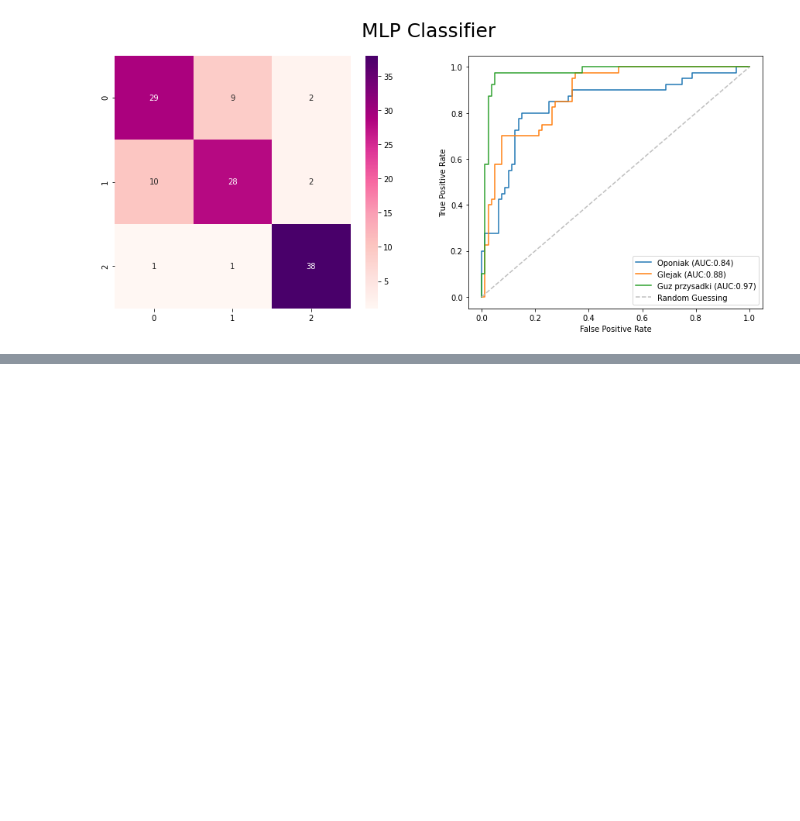
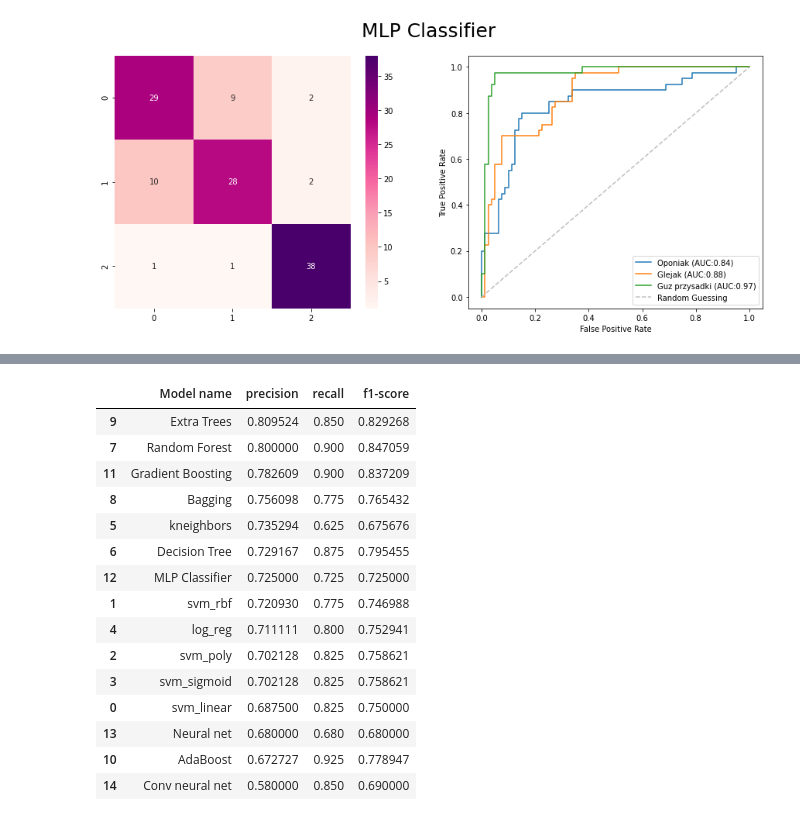
Before and after one commit to hjaremko/psi-projekt, a Jupyter notebook: 2_classic.ipynb, the cells around one changed output, grey strips where cells are left out. Cells and saved outputs as stored; diff of their text form; code cells hidden in the pictures; blank space fills up the shorter version.

```diff
--- a/2_classic.ipynb
+++ b/2_classic.ipynb
@@ -590,6 +592,9 @@ AdaBoost done.
 Gradient Boosting done.
 MLP Classifier done.
 # %%
+reports = {}
+roc_scores = {}
+
 for name in models:
     print(f'======================== {name} ========================')
     model = models[name]
@@ -597,12 +602,14 @@ for name in models:
     predicted_probas, predicted_classes = predictions[name]
 
     report = metrics.classification_report(true_classes, predicted_classes)
+    reports[name] = metrics.classification_report(true_classes, predicted_classes, output_dict=True)
 
     print(report)
     fig, (ax1, ax2) = plt.subplots(1, 2, figsize = (15, 6))
     fig.suptitle(name, fontsize=25)
     plot_confusion_matrix(predicted_classes, true_classes, ax1)
-    plot_roc_curve(true_classes, predicted_probas, ax2)
+    score = plot_roc_curve(true_classes, predicted_probas, ax2)
+    roc_scores[name] = score
 # %% [output]
 ======================== svm_linear ========================
               precision    recall  f1-score   support
@@ -638,0 +693,19 @@ ROC AUC score: 0.8975
+# %%
+class_0_results.sort_values(by=['precision'], ascending=False)
+# %% [output]
+|  | Model name | precision | recall | f1-score |
+| 9 | Extra Trees | 0.809524 | 0.850 | 0.829268 |
+| 7 | Random Forest | 0.800000 | 0.900 | 0.847059 |
+| 11 | Gradient Boosting | 0.782609 | 0.900 | 0.837209 |
+| 8 | Bagging | 0.756098 | 0.775 | 0.765432 |
+| 5 | kneighbors | 0.735294 | 0.625 | 0.675676 |
+| 6 | Decision Tree | 0.729167 | 0.875 | 0.795455 |
+| 12 | MLP Classifier | 0.725000 | 0.725 | 0.725000 |
+| 1 | svm_rbf | 0.720930 | 0.775 | 0.746988 |
+| 4 | log_reg | 0.711111 | 0.800 | 0.752941 |
+| 2 | svm_poly | 0.702128 | 0.825 | 0.758621 |
+| 3 | svm_sigmoid | 0.702128 | 0.825 | 0.758621 |
+| 0 | svm_linear | 0.687500 | 0.825 | 0.750000 |
+| 13 | Neural net | 0.680000 | 0.680 | 0.680000 |
+| 10 | AdaBoost | 0.672727 | 0.925 | 0.778947 |
+| 14 | Conv neural net | 0.580000 | 0.850 | 0.690000 |
```
Also changed, not shown: parts of 12 cells of this notebook.
